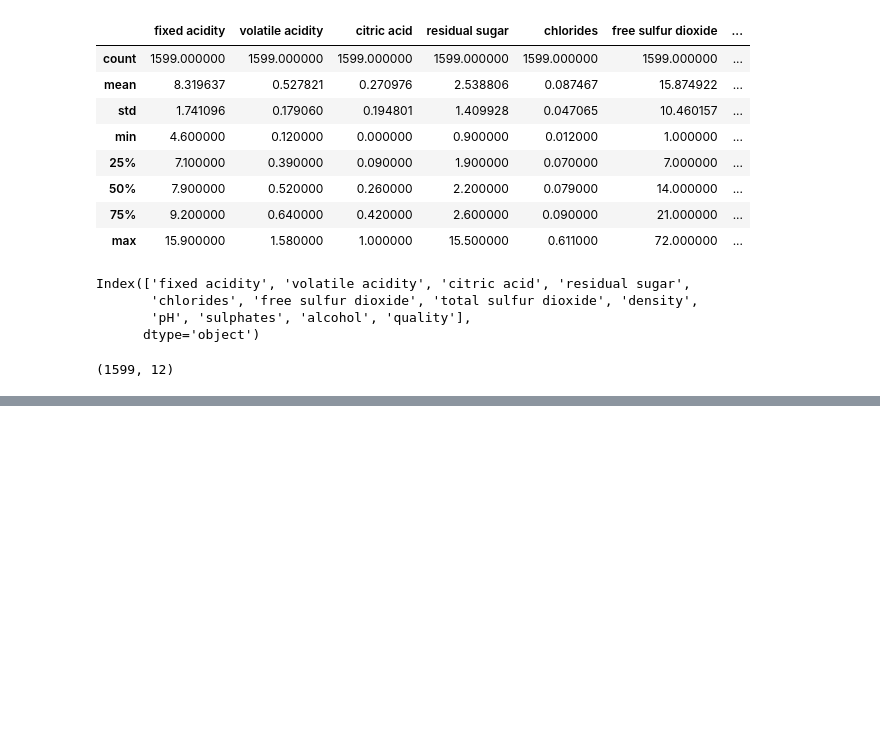
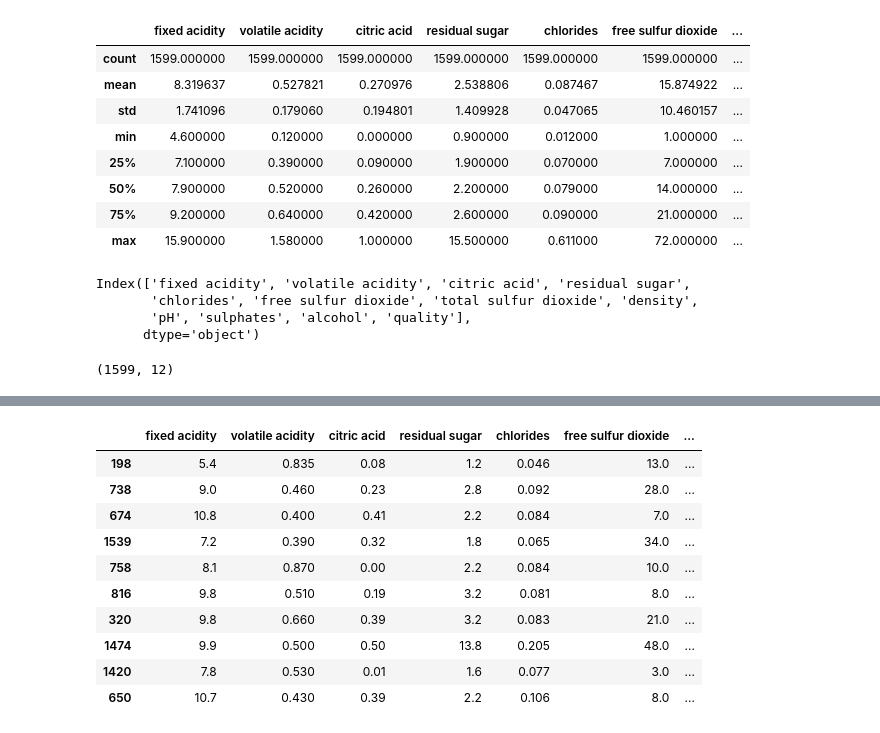
Before and after one commit to Lakshit-Chiranjiv/Python-Data-Analysis-Repo, a Jupyter notebook: Python Pandas.ipynb, the cells around one changed output, grey strips where cells are left out. Drawn from its saved outputs; the diff is of its cells as text; code cells hidden in the pictures; blank space fills up the shorter version.

Commit message:
accessing pandas DF data

```diff
--- a/Python Pandas.ipynb
+++ b/Python Pandas.ipynb
@@ -88,0 +257,15 @@ wine_df.shape
+# %%
+# get random sample of data by rows
+wine_df.sample(10)
+# %% [output]
+|  | fixed acidity | volatile acidity | citric acid | residual sugar | chlorides | free sulfur dioxide | ... |
+| 198 | 5.4 | 0.835 | 0.08 | 1.2 | 0.046 | 13.0 | ... |
+| 738 | 9.0 | 0.460 | 0.23 | 2.8 | 0.092 | 28.0 | ... |
+| 674 | 10.8 | 0.400 | 0.41 | 2.2 | 0.084 | 7.0 | ... |
+| 1539 | 7.2 | 0.390 | 0.32 | 1.8 | 0.065 | 34.0 | ... |
+| 758 | 8.1 | 0.870 | 0.00 | 2.2 | 0.084 | 10.0 | ... |
+| 816 | 9.8 | 0.510 | 0.19 | 3.2 | 0.081 | 8.0 | ... |
+| 320 | 9.8 | 0.660 | 0.39 | 3.2 | 0.083 | 21.0 | ... |
+| 1474 | 9.9 | 0.500 | 0.50 | 13.8 | 0.205 | 48.0 | ... |
+| 1420 | 7.8 | 0.530 | 0.01 | 1.6 | 0.077 | 3.0 | ... |
+| 650 | 10.7 | 0.430 | 0.39 | 2.2 | 0.106 | 8.0 | ... |
```
Also changed, not shown: parts of 18 cells of this notebook.
